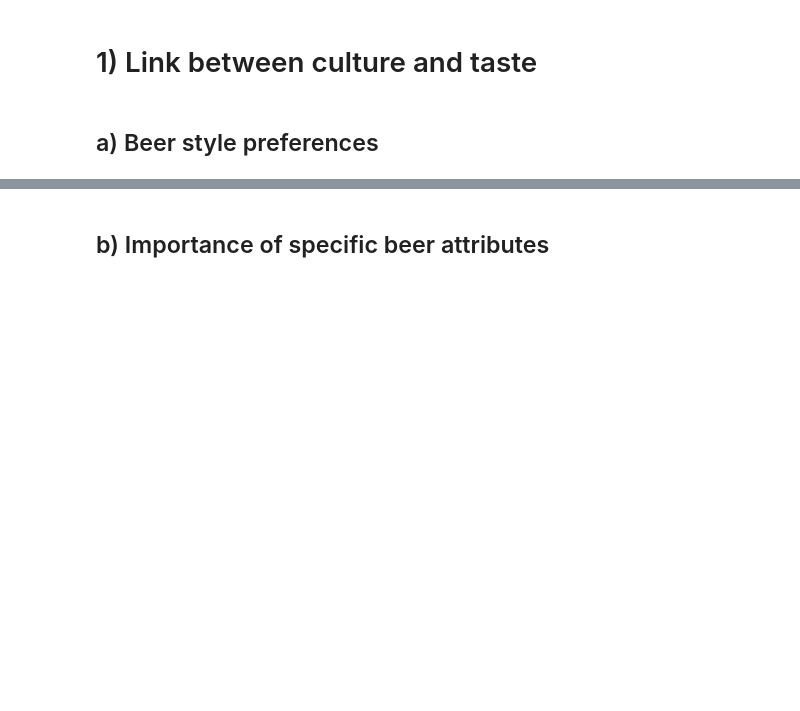
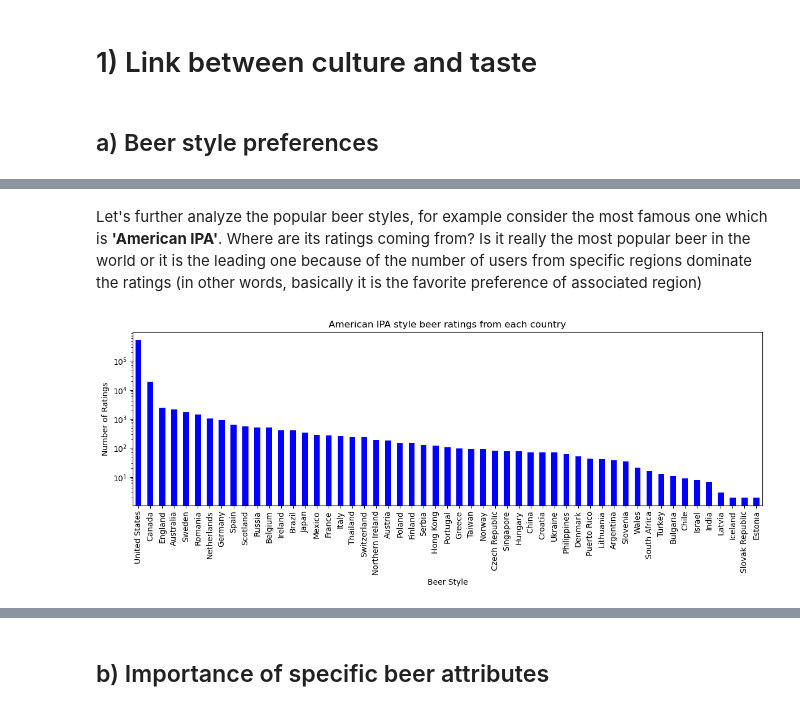
Before and after one commit to epfl-ada/ada-2024-project-datapilots, a Jupyter notebook: results.ipynb, the cells around one changed output, grey strips where cells are left out. Drawn from its saved outputs; the diff is of its cells as text; code cells hidden in the pictures; blank space fills up the shorter version.

```diff
--- a/results.ipynb
+++ b/results.ipynb
@@ -775,0 +818,16 @@ ba_ratings_loc_filtered.head()
+# %% [markdown]
+Let's further analyze the popular beer styles, for example consider the most famous one which is **'American IPA'**. Where are its ratings coming from? Is it really the most popular beer in the world or it is the leading one because of the number of users from specific regions dominate the ratings (in other words, basically it is the favorite preference of associated region)
+# %%
+american_IPA_country_values = total_ratings_loc_filtered_no_missing[total_ratings_loc_filtered_no_missing['style'] == 'American IPA']
+counts_american_IPA_values = american_IPA_country_values['user_location'].value_counts()
+
+plt.figure(figsize=(12, 5))
+counts_american_IPA_values[0:60].plot(kind='bar',color='b',logy = True)
+plt.title("American IPA style beer ratings from each country")
+plt.xlabel("Beer Style")
+plt.ylabel("Number of Ratings")
+plt.tight_layout()
+
+plt.show()
+# %% [output]
+[figure, added]
```
Also changed, not shown: parts of 40 cells of this notebook.
